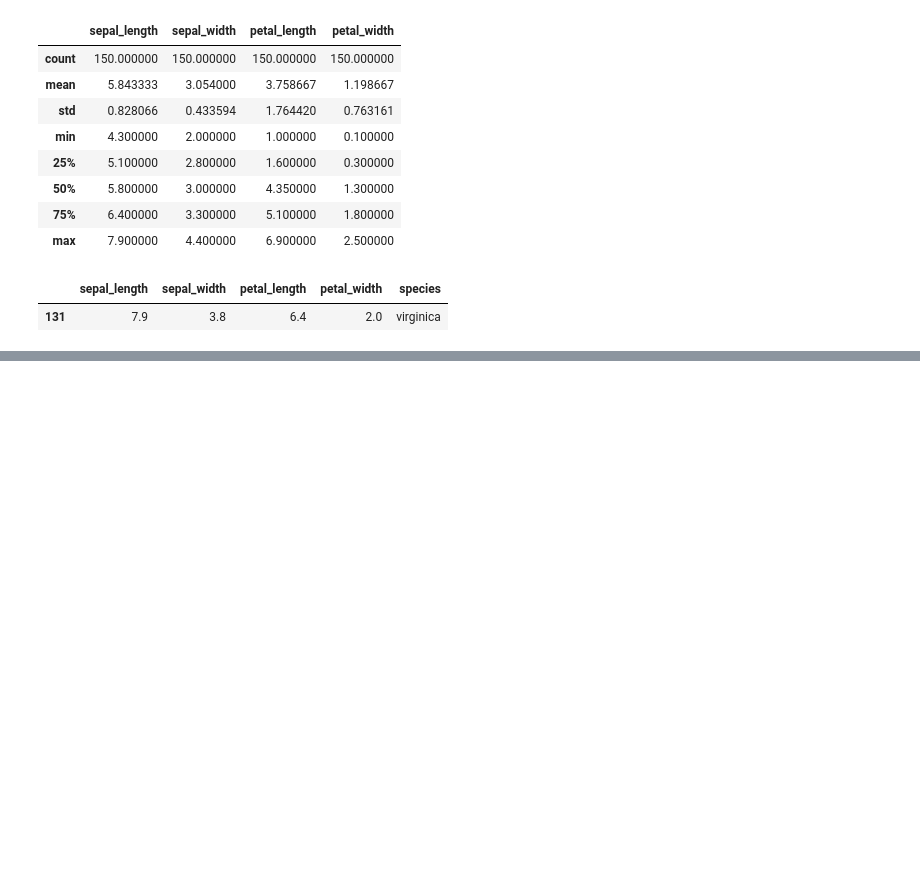
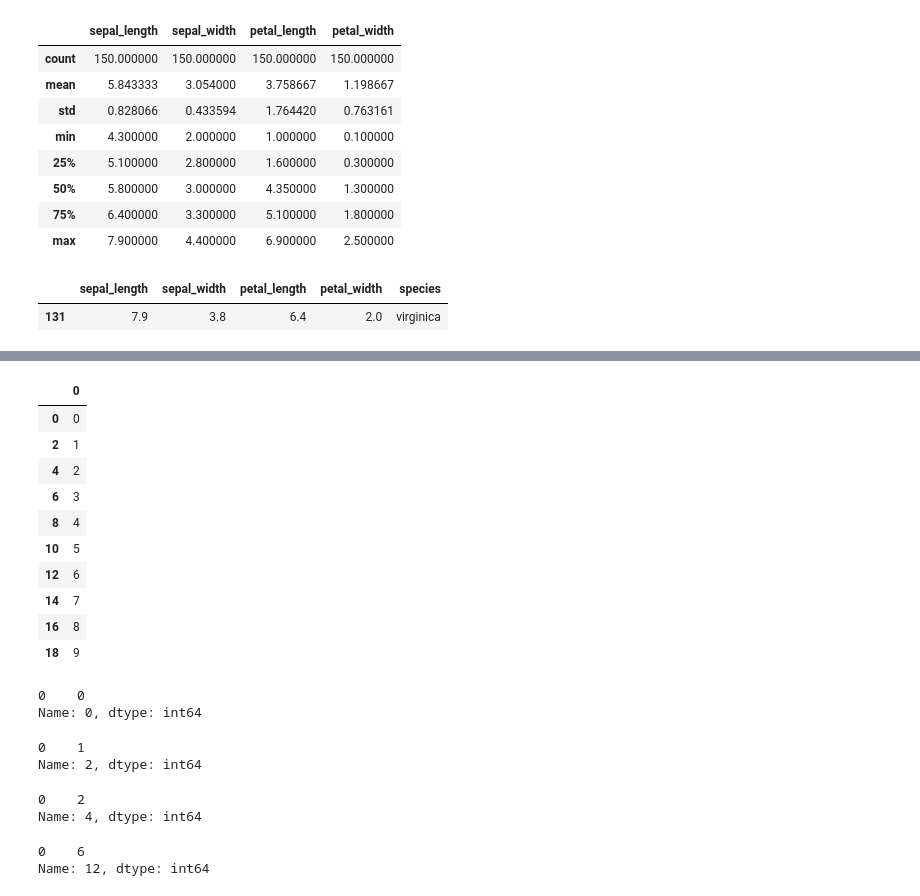
Before and after one commit to johnjacobkenny/Machine-Learning-Journey, a Jupyter notebook: 03 - Pandas.ipynb, the cells around one changed output, grey strips where cells are left out. Saved outputs shown, nothing was run; the diff lists cells and outputs as text; code cells hidden in the pictures; blank space fills up the shorter version.

```diff
--- a/03 - Pandas.ipynb
+++ b/03 - Pandas.ipynb
@@ -187,0 +282,35 @@ df[df.sepal_length == df.sepal_length.max()]
+# %%
+df = pd.DataFrame(list(range(10)), index=list(np.arange(10) * 2))
+df
+# %% [output]
+|  | 0 |
+| 0 | 0 |
+| 2 | 1 |
+| 4 | 2 |
+| 6 | 3 |
+| 8 | 4 |
+| 10 | 5 |
+| 12 | 6 |
+| 14 | 7 |
+| 16 | 8 |
+| 18 | 9 |
+# %%
+df.loc[0]
+# %% [output]
+0    0
+Name: 0, dtype: int64
+# %%
+df.loc[2]
+# %% [output]
+0    1
+Name: 2, dtype: int64
+# %%
+df.loc[4]
+# %% [output]
+0    2
+Name: 4, dtype: int64
+# %%
+df.iloc[6]
+# %% [output]
+0    6
+Name: 12, dtype: int64
```
Also changed, not shown: parts of 11 cells of this notebook.
